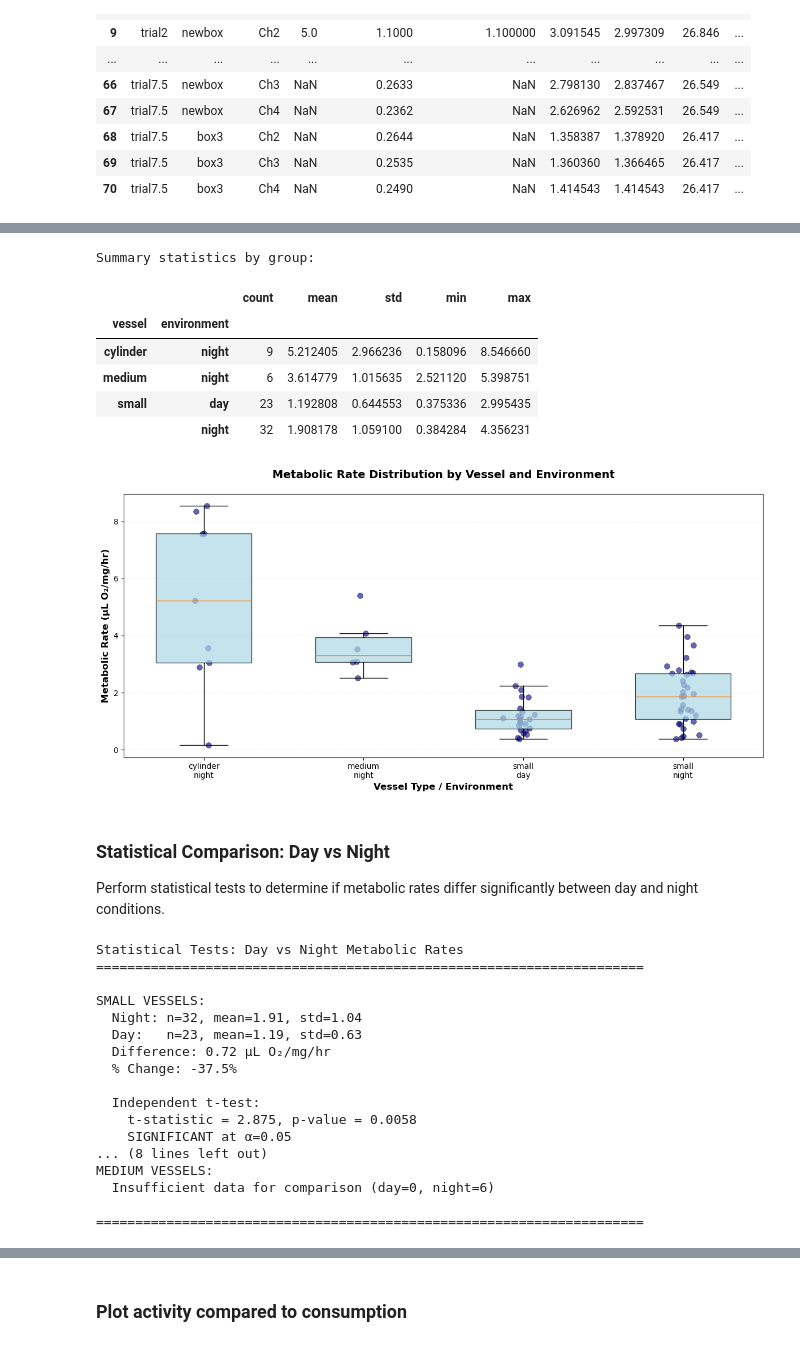
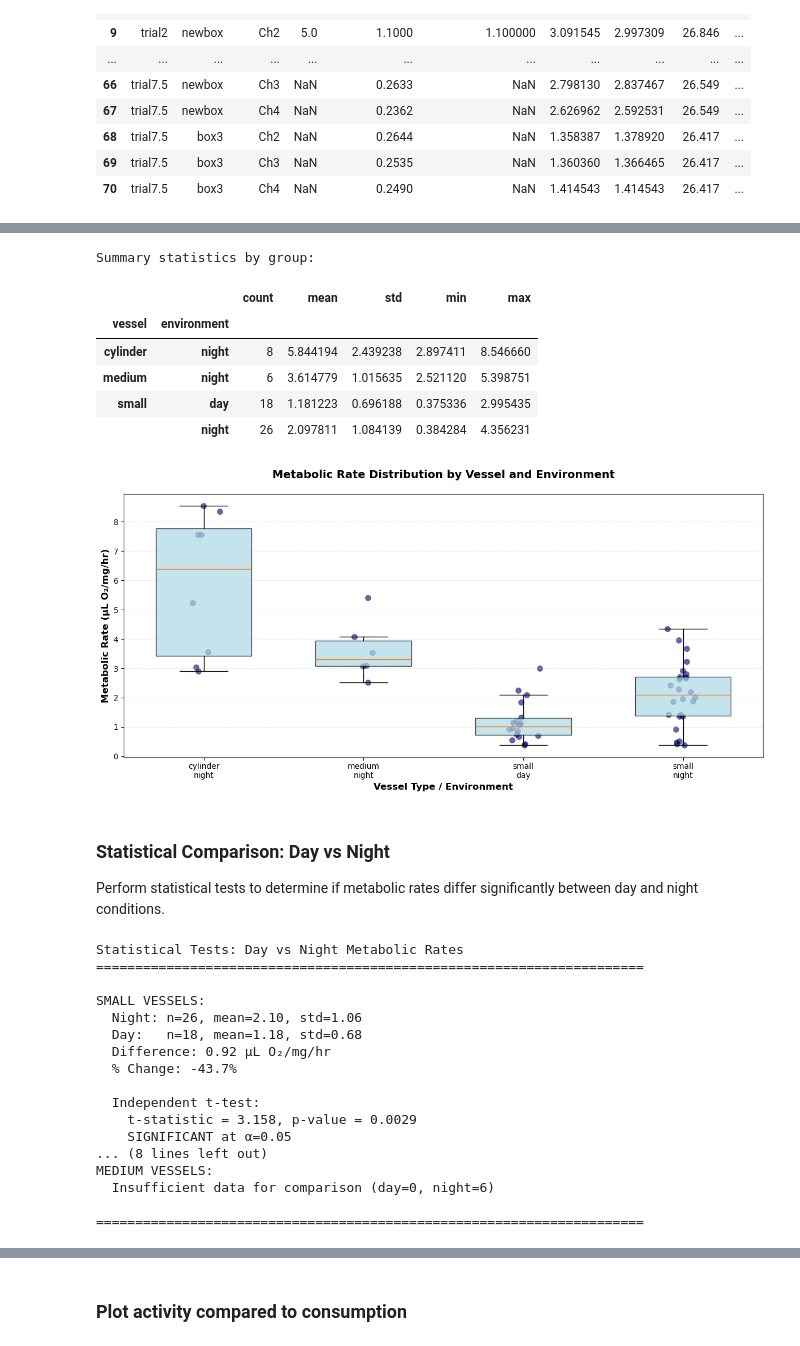
Before and after one commit to ucsb-oakley-lab/signal_respirometry, a Jupyter notebook: notebooks/A_batch_respirometry_final.ipynb, the cells around one changed output, grey strips where cells are left out. Drawn from its saved outputs; the diff is of its cells as text; code cells hidden in the pictures.

```diff
--- a/notebooks/A_batch_respirometry_final.ipynb
+++ b/notebooks/A_batch_respirometry_final.ipynb
@@ -922,6 +922,9 @@ for run in runs:
 if summary_rows:
     agg_df = pd.DataFrame(summary_rows)
 
+    # Add filtered flag: False for trials 4 and 4.5, True otherwise
+    agg_df['filtered'] = ~agg_df['trial'].isin(['trial4', 'trial4.5'])
+
     # Save aggregated summary
     agg_path = OUT_DIR / 'batch_summary.csv'
     agg_df.to_csv(agg_path, index=False)
@@ -965,17 +1041,21 @@ else:
 # %%
+#This removes trials 4 and 4.5 from the plots and statistics because those trials used unfiltered water
+
 import matplotlib.pyplot as plt
 import numpy as np
 
+# Toggle: set to True to include trials 4 and 4.5 (unfiltered), False to exclude them
+use_unfiltered = False
 
 if 'agg_df' in locals() and not agg_df.empty:
-    # Remove rows with negative consumption
-    agg_df = agg_df[agg_df['RMR'] >= 0].copy()
+    # Apply filtering based on toggle
+    plot_df = agg_df.copy() if use_unfiltered else agg_df[agg_df['filtered'] == True].copy()
     # Group by vessel and environment if those columns exist
-    group_cols = [col for col in ['vessel', 'environment'] if col in agg_df.columns]
+    group_cols = [col for col in ['vessel', 'environment'] if col in plot_df.columns]
 
 
     if group_cols:
-        stats = agg_df.groupby(group_cols)['RMR'].agg(['count', 'mean', 'std', 'min', 'max'])
+        stats = plot_df.groupby(group_cols)['RMR'].agg(['count', 'mean', 'std', 'min', 'max'])
         print("\nSummary statistics by group:")
         display(stats)
 
@@ -983,14 +1063,14 @@ if 'agg_df' in locals() and not agg_df.empty:
         fig, ax = plt.subplots(figsize=(12, 6))
 
         # Create a combined grouping column for x-axis
-        agg_df['group'] = agg_df['vessel'] + '\n' + agg_df['environment']
+        plot_df['group'] = plot_df['vessel'] + '\n' + plot_df['environment']
 
         # Get unique groups and sort them
-        groups = agg_df['group'].unique()
+        groups = plot_df['group'].unique()
         groups = sorted(groups)
 
         # Prepare data for box plot
-        data_by_group = [agg_df[agg_df['group'] == g]['RMR'].values for g in groups]
+        data_by_group = [plot_df[plot_df['group'] == g]['RMR'].values for g in groups]
 
         # Create box plot
         bp = ax.boxplot(data_by_group, labels=groups, patch_artist=True,
@@ -999,41 +1079,41 @@ if 'agg_df' in locals() and not agg_df.empty:
         # Style the boxes
         for patch in bp['boxes']:
             patch.set_facecolor('lightblue')
             patch.set_alpha(0.7)
 
         # Overlay individual data points with jitter
         for i, group in enumerate(groups):
-            y_data = agg_df[agg_df['group'] == group]['RMR'].values
+            y_data = plot_df[plot_df['group'] == group]['RMR'].values
             # Add jitter to x positions
             x_data = np.random.normal(i + 1, 0.04, size=len(y_data))
             ax.scatter(x_data, y_data, alpha=0.6, s=50, c='darkblue', edgecolors='black', linewidth=0.5)
 
         # Labels and formatting
         ax.set_ylabel('Metabolic Rate (µL O₂/mg/hr)', fontsize=12, fontweight='bold')
         ax.set_xlabel('Vessel Type / Environment', fontsize=12, fontweight='bold')
         ax.set_title('Metabolic Rate Distribution by Vessel and Environment', fontsize=14, fontweight='bold', pad=20)
         ax.grid(axis='y', alpha=0.3, linestyle='--')
 
         # Rotate x-axis labels if needed
         plt.xticks(rotation=0, ha='center')
 
         plt.tight_layout()
         plt.show()
 
     else:
         print("\nOverall statistics:")
-        print(agg_df['RMR'].describe())
-else:
-    print("No data available for statistics.")
+        print(plot_df['RMR'].describe())
+
+else:    print("No data available for statistics.")
 # %% [output]
 Summary statistics by group:
 |  |  | count | mean | std | min | max |
 | vessel | environment |  |  |  |  |  |
-| cylinder | night | 9 | 5.212405 | 2.966236 | 0.158096 | 8.546660 |
+| cylinder | night | 8 | 5.844194 | 2.439238 | 2.897411 | 8.546660 |
 | medium | night | 6 | 3.614779 | 1.015635 | 2.521120 | 5.398751 |
-| small | day | 23 | 1.192808 | 0.644553 | 0.375336 | 2.995435 |
-|  | night | 32 | 1.908178 | 1.059100 | 0.384284 | 4.356231 |
+| small | day | 18 | 1.181223 | 0.696188 | 0.375336 | 2.995435 |
+|  | night | 26 | 2.097811 | 1.084139 | 0.384284 | 4.356231 |
-[figure, old version]
+[figure, new version]
 # %% [markdown]
 ### Statistical Comparison: Day vs Night
 
@@ -1041,9 +1121,12 @@ Perform statistical tests to determine if metabolic rates differ significantly b
 # %%
 from scipy import stats
 
+# Toggle: set to True to include trials 4 and 4.5 (unfiltered), False to exclude them
+use_unfiltered = False
+
 if 'agg_df' in locals() and not agg_df.empty:
-    # Remove rows with negative consumption
-    filtered_df = agg_df[agg_df['RMR'] >= 0].copy()
+    # Apply filtering based on toggle
+    filtered_df = agg_df.copy() if use_unfiltered else agg_df[agg_df['filtered'] == True].copy()
     # Test for each vessel type separately
     vessel_types = filtered_df['vessel'].unique()
 
@@ -1085,13 +1168,13 @@ Statistical Tests: Day vs Night Metabolic Rates
 ======================================================================
 
 SMALL VESSELS:
-  Night: n=32, mean=1.91, std=1.04
-  Day:   n=23, mean=1.19, std=0.63
-  Difference: 0.72 µL O₂/mg/hr
-  % Change: -37.5%
+  Night: n=26, mean=2.10, std=1.06
+  Day:   n=18, mean=1.18, std=0.68
+  Difference: 0.92 µL O₂/mg/hr
+  % Change: -43.7%
 
   Independent t-test:
-    t-statistic = 2.875, p-value = 0.0058
+    t-statistic = 3.158, p-value = 0.0029
     SIGNIFICANT at α=0.05
 ... (8 lines left out)
 MEDIUM VESSELS:
```
Also changed, not shown: parts of 7 cells of this notebook, 1 other file.
